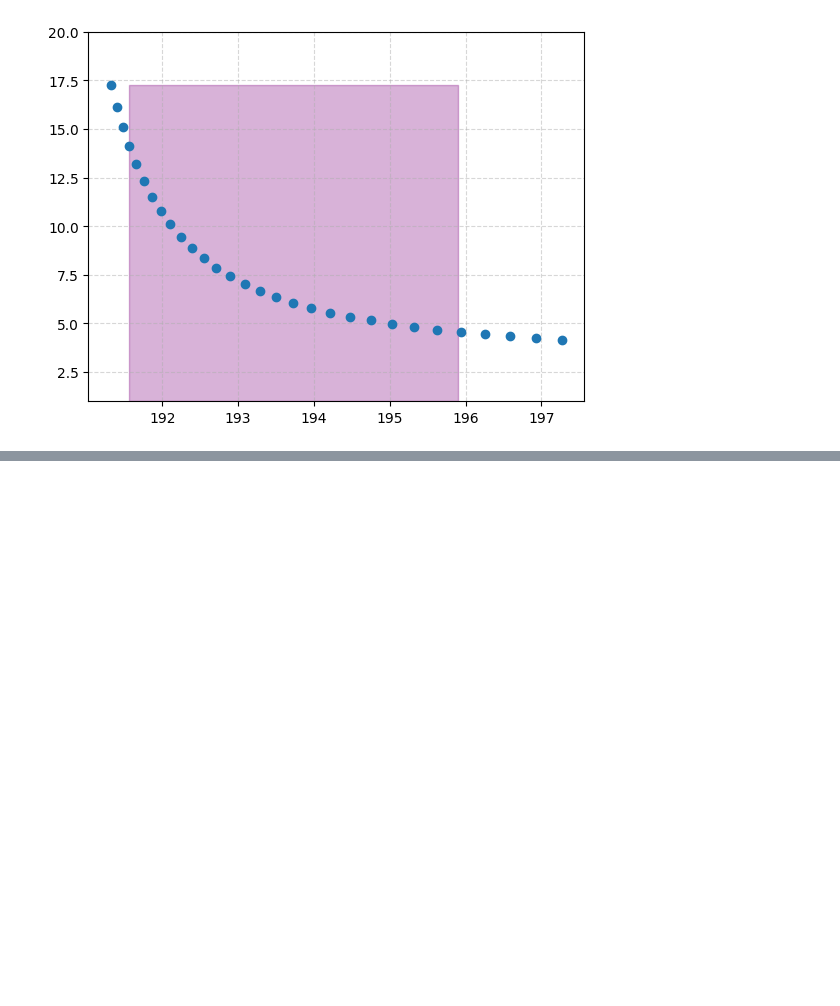
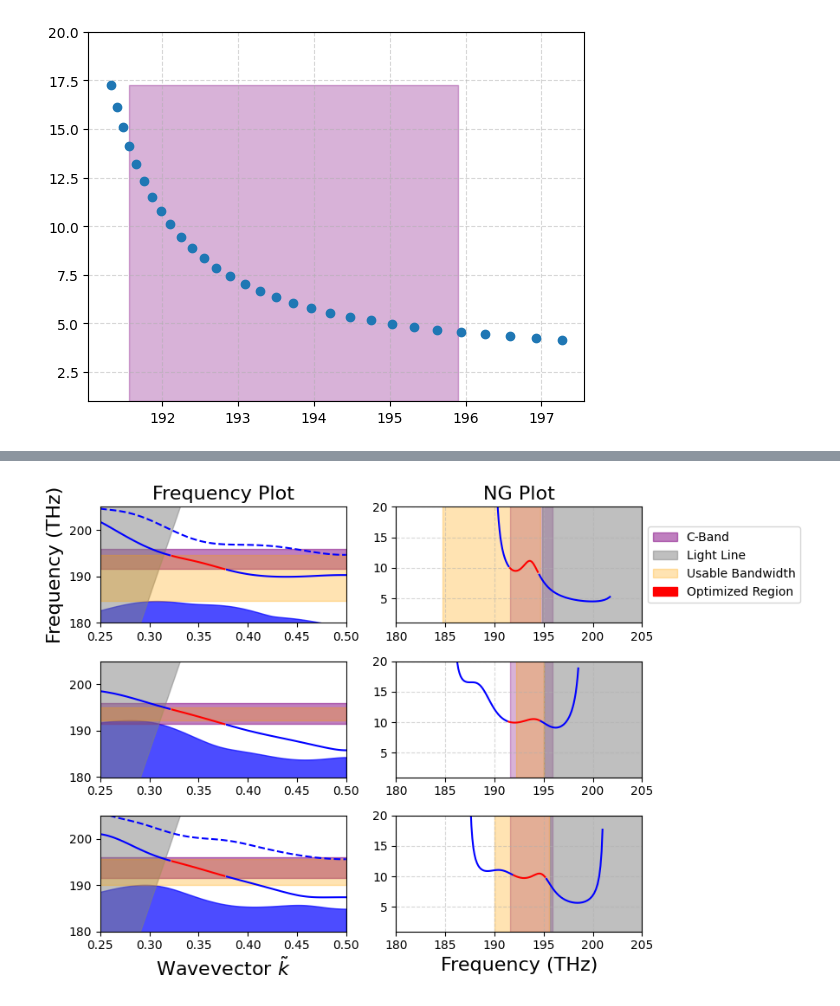
Before and after one commit to DominicJThompson/optGME, a Jupyter notebook: paper2/playground.ipynb, the cells around one changed output, grey strips where cells are left out. Drawn from its saved outputs; the diff is of its cells as text; code cells hidden in the pictures; blank space fills up the shorter version.

```diff
--- a/paper2/playground.ipynb
+++ b/paper2/playground.ipynb
@@ -72,0 +159,82 @@ print(a,b.reshape(2,1))
+# %%
+phcs_corrected = []
+gmes_corrected = []
+a_prime = 485
+fconv_prime = 299792458/a_prime/1e-9/1e12
+for vars in vars_array:
+    phc = optomization.W1(vars=vars,Ny=7,eps_slab=3.13,dslab=270/a_prime)
+    gme = legume.GuidedModeExp(phc,3.01)
+    ks = npa.linspace(np.pi*.5,np.pi,100)
+    gmeParams = {'verbose':False,'numeig':21,'compute_im':False,'kpoints':npa.array([ks,[0]*len(ks)])}
+    gme.run(**gmeParams)
+    phcs_corrected.append(copy.deepcopy(phc))
+    gmes_corrected.append(copy.deepcopy(gme))
+# %%
+ngs_corrected = []
+for gme in gmes_corrected:
+    ng = []
+    for i in range(len(gme.freqs[:,14])):
+        ng.append(np.abs(optomization.NG(gme,i,14,Nx=100,Ny=125)))
+    ngs_corrected.append(ng.copy())
+# %%
+fig, ax = plt.subplots(3,2,figsize=(9,6))
+ngs = np.array(ngs)
+
+startk = 29
+endk = 51
+for i,(gme,ngs) in enumerate(zip(gmes_corrected,ngs_corrected)):
+
+    #find the index that the frequency hits the light line
+    light_line_index = np.argmin(np.abs(gme.freqs[:,14]-ks/np.pi/2))
+
+    #get min and max frequency for the bandwidth
+    bw_min = np.max(gme.freqs[:,14-1])*fconv_prime
+    bw_max = min(np.min(gme.freqs[:,14+1]),gme.freqs[light_line_index,14])*fconv_prime
+
+    #frequency plot
+    # Plot the blue line outside [startk, endk]
+    ax[i,0].plot(ks[:startk]/np.pi/2, gme.freqs[:startk,14]*fconv_prime, color='b')
+    ax[i,0].plot(ks[endk:]/np.pi/2, gme.freqs[endk:,14]*fconv_prime, color='b')
+    # Plot the red line within [startk, endk]
+    ax[i,0].plot(ks[startk:endk]/np.pi/2, gme.freqs[startk:endk,14]*fconv_prime, color='r')
+    # The dashed blue line for the next band
+    ax[i,0].plot(ks/np.pi/2, gme.freqs[:,15]*fconv_prime, color='b', linestyle='--')
+    ax[i,0].fill_between(ks/np.pi/2, gme.freqs[:,1]*fconv_prime, gme.freqs[:,13]*fconv_prime, color='b', alpha=.7)
+    ax[i,0].fill_between(ks/np.pi/2, c_band_min, c_band_max, color='purple', alpha=.5, label='C band')
+    ax[i,0].fill_between(ks/np.pi/2, ks*fconv_prime/np.pi/2, np.max(ks)*fconv_prime/np.pi/2, color='gray', alpha=.5)
+    ax[i,0].fill_between(ks/np.pi/2, bw_min, bw_max, color='orange', alpha=.3)
+    ax[i,0].set_xlim(0.25, 0.5)
+    ax[i,0].set_ylim(180, 205)
+
+    #ng plot
+    # Plot the blue curve outside [startk, endk]
+    ax[i,1].plot(gme.freqs[:startk,14]*fconv_prime, ngs[:startk], color='b')
+    ax[i,1].plot(gme.freqs[endk:,14]*fconv_prime, ngs[endk:], color='b')
+    # Plot the red curve within [startk, endk]
+    ax[i,1].plot(gme.freqs[startk:endk,14]*fconv_prime, ngs[startk:endk], color='r')
+    ax[i,1].fill_between(np.linspace(c_band_min, c_band_max, len(ks)), np.ones(len(ks)), np.max(ngs), color='purple', alpha=0.3)
+    ax[i,1].fill_between([gme.freqs[light_line_index,14]*fconv_prime,220],[1,1],20,color='gray',alpha=0.5)
+    ax[i,1].fill_between(np.linspace(bw_min, bw_max, len(ks)), np.ones(len(ks)), np.max(ngs), color='orange', alpha=0.3)
+    ax[i,1].grid(True,linestyle='--',alpha=0.5)
+    ax[i,1].set_ylim(1,20)
+    ax[i,1].set_xlim(180, 205)
+
+#add labels and legends
+ax[0,0].set_ylabel('Frequency (THz)',fontsize=16)
+ax[2,1].set_xlabel('Frequency (THz)',fontsize=16)
+ax[0,0].set_title('Frequency Plot',fontsize=16)
+ax[0,1].set_title('NG Plot',fontsize=16)
+ax[2,0].set_xlabel('Wavevector $\\tilde k$',fontsize=16)
+# To set custom legend labels and colors, define proxy artists for the legend:
+legend_handles = [
+    mpatches.Patch(color='purple', alpha=0.5, label='C-Band'),
+    mpatches.Patch(color='gray', alpha=0.5, label='Light Line'),
+    mpatches.Patch(color='orange', alpha=0.3, label='Usable Bandwidth'),
+    mpatches.Patch(color='red', alpha=1, label='Optimized Region')
+]
+ax[0,1].legend(handles=legend_handles, loc='center left', bbox_to_anchor=(1, 0.5))
+
+plt.tight_layout()
+plt.show()
+# %% [output]
+[figure, added]
```
Also changed, not shown: parts of 10 cells of this notebook, 2 other files.
